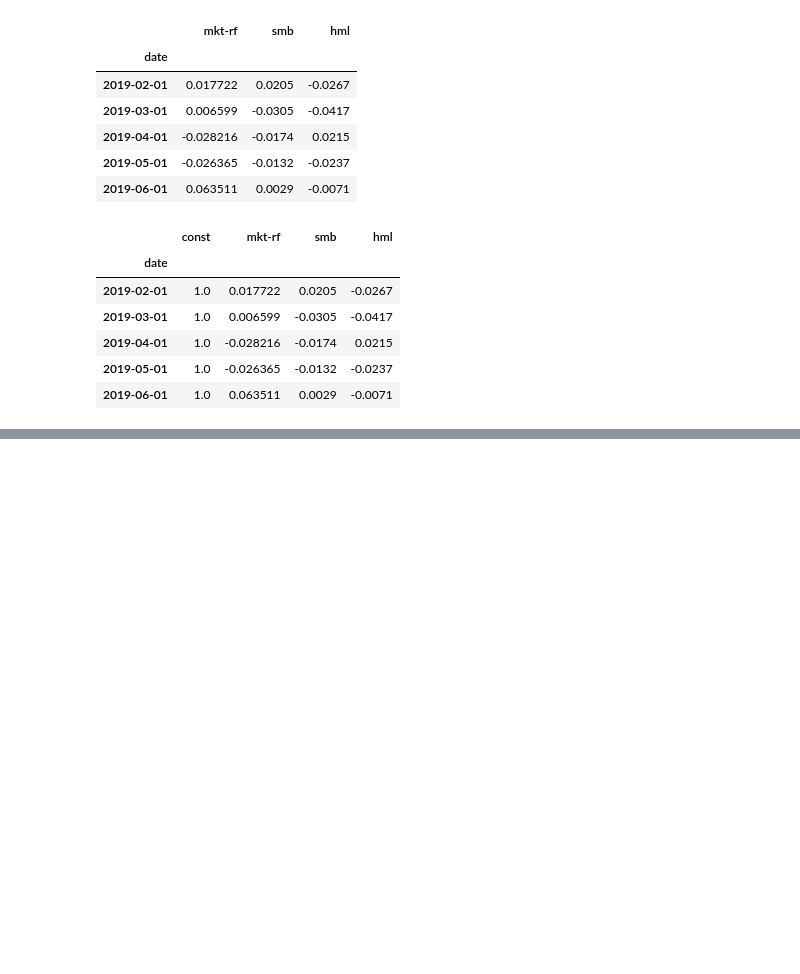
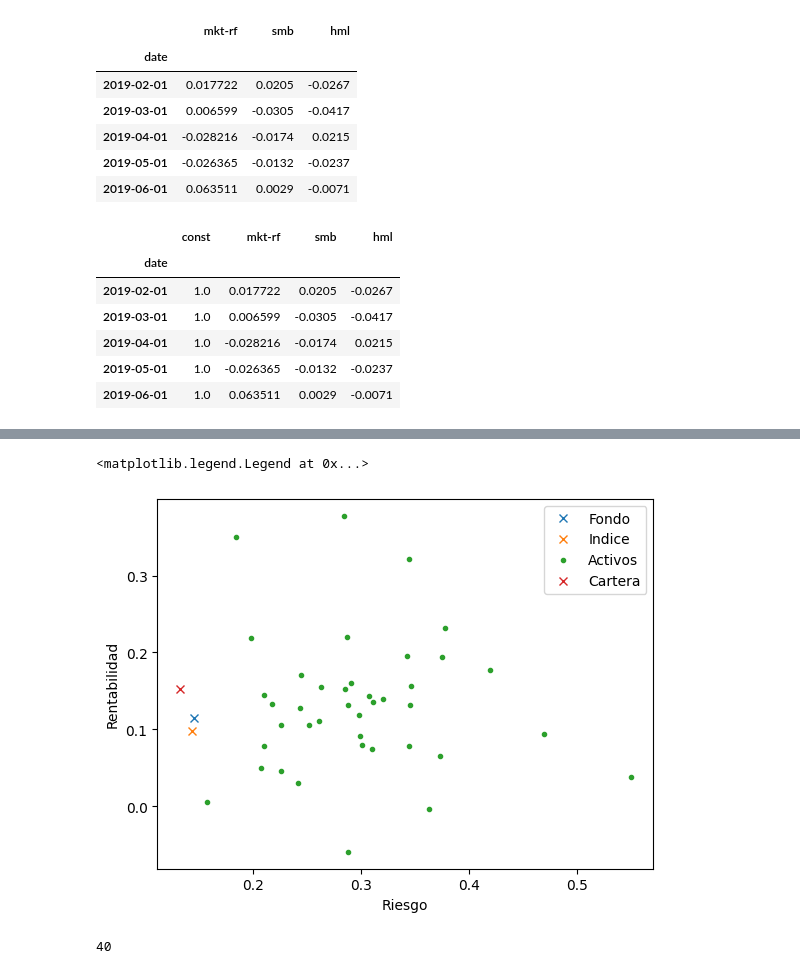
Before and after one commit to diegoo7am/microcredencial-carteras-python-2023_fork, a Jupyter notebook: Practicas/Practica2/Practica2.ipynb, the cells around one changed output, grey strips where cells are left out. Cells and saved outputs as stored; diff of their text form; code cells hidden in the pictures; blank space fills up the shorter version.

```diff
--- a/Practicas/Practica2/Practica2.ipynb
+++ b/Practicas/Practica2/Practica2.ipynb
@@ -319,0 +491,26 @@ Notes:
+# %%
+retornos_esperados_activos = retornos_activos.mean().to_numpy()
+riesgos_activos = retornos_activos.std().to_numpy()
+# %%
+pesos_fondo = list(pesos_fondo)
+# %%
+retornos_cartera = retornos_activos @ pesos_fondo
+# %%
+rentabilidad_cartera = retornos_cartera.mean()
+riesgo_cartera = retornos_cartera.std()
+# %%
+plt.plot(riesgos['fondo'] * np.sqrt(12), retornos_esperados['fondo'] * 12, 'x', label='Fondo')
+plt.plot(riesgos['mkt'] * np.sqrt(12), retornos_esperados['mkt'] * 12, 'x', label='Indice')
+plt.plot(riesgos_activos * np.sqrt(12), retornos_esperados_activos * 12, '.', label='Activos')
+plt.plot(riesgo_cartera * np.sqrt(12), rentabilidad_cartera * 12, 'x', label='Cartera')
+plt.xlabel('Riesgo')
+plt.ylabel('Rentabilidad')
+plt.legend()
+# %% [output]
+<matplotlib.legend.Legend at 0x...>
+[figure, added]
+# %%
+num_activos = len(retornos_activos.columns)
+num_activos
+# %% [output]
+40
```
Also changed, not shown: parts of 29 cells of this notebook, 1 other file.
